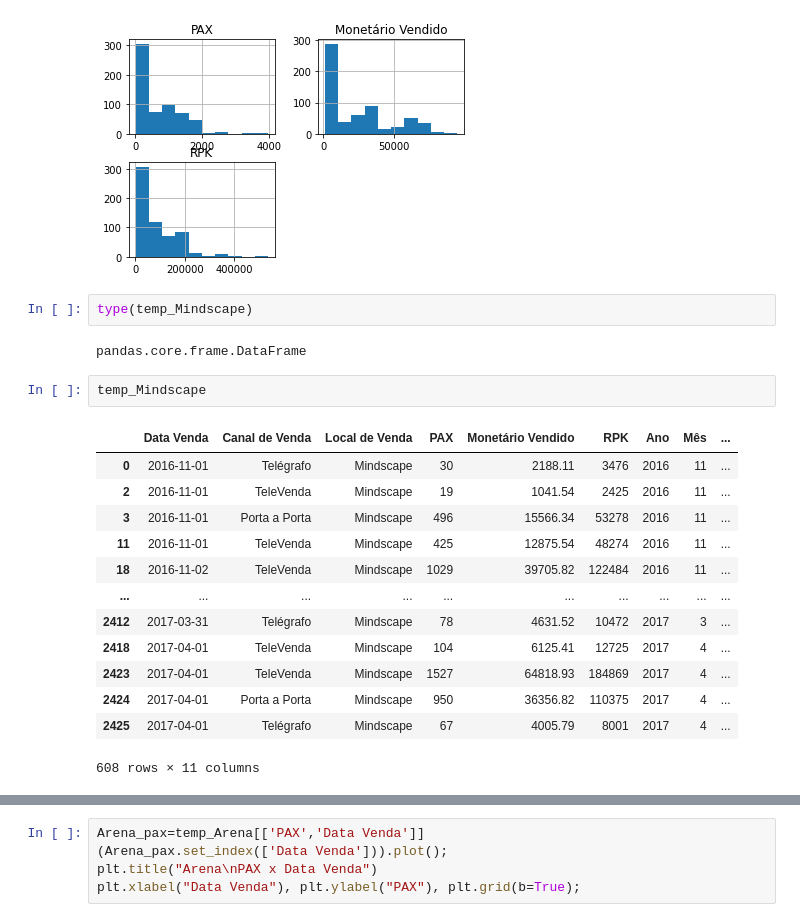
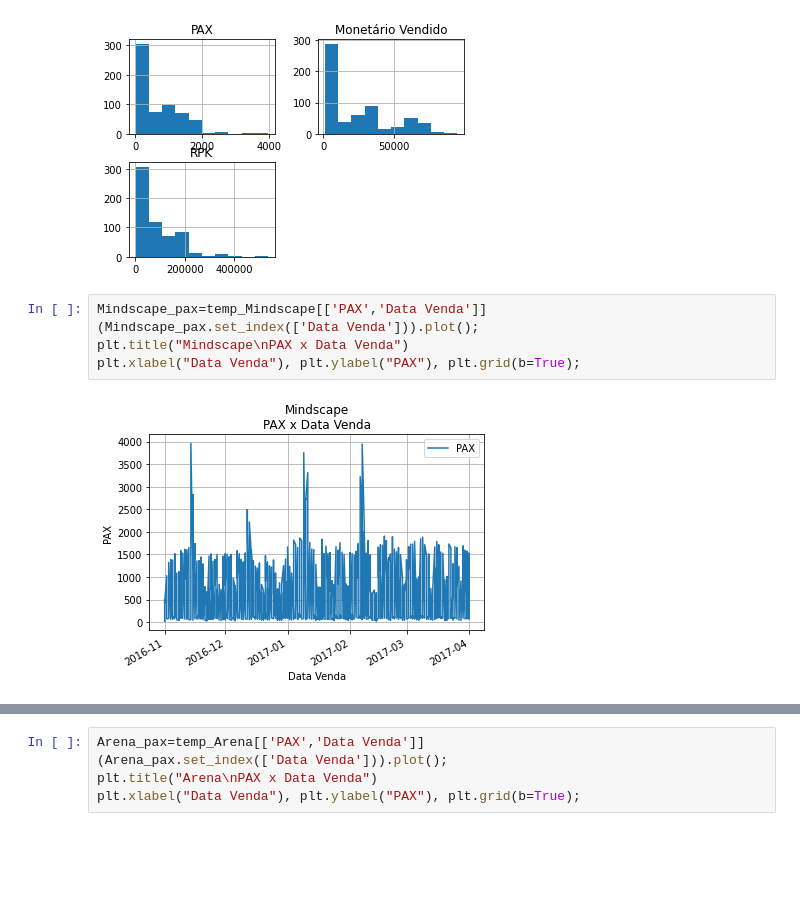
Before and after one commit to silviolima07/Gol, a Jupyter notebook: Gol.ipynb, the cells around one changed output, grey strips where cells are left out. Saved outputs shown, nothing was run; the diff lists cells and outputs as text; blank space fills up the shorter version.

```diff
--- a/Gol.ipynb
+++ b/Gol.ipynb
@@ -721,23 +719,10 @@ temp_Ellipsis.describe().T
 temp_Mindscape[['PAX', 'Monetário Vendido', 'RPK']].hist();
 # %% [output]
 [figure]
-# %%
-type(temp_Mindscape)
-# %% [output]
-pandas.core.frame.DataFrame
-# %%
-temp_Mindscape
-# %% [output]
-|  | Data Venda | Canal de Venda | Local de Venda | PAX | Monetário Vendido | RPK | Ano | Mês | ... |
-| 0 | 2016-11-01 | Telégrafo | Mindscape | 30 | 2188.11 | 3476 | 2016 | 11 | ... |
-| 2 | 2016-11-01 | TeleVenda | Mindscape | 19 | 1041.54 | 2425 | 2016 | 11 | ... |
-| 3 | 2016-11-01 | Porta a Porta | Mindscape | 496 | 15566.34 | 53278 | 2016 | 11 | ... |
-| 11 | 2016-11-01 | TeleVenda | Mindscape | 425 | 12875.54 | 48274 | 2016 | 11 | ... |
-| 18 | 2016-11-02 | TeleVenda | Mindscape | 1029 | 39705.82 | 122484 | 2016 | 11 | ... |
-| ... | ... | ... | ... | ... | ... | ... | ... | ... | ... |
-| 2412 | 2017-03-31 | Telégrafo | Mindscape | 78 | 4631.52 | 10472 | 2017 | 3 | ... |
-| 2418 | 2017-04-01 | TeleVenda | Mindscape | 104 | 6125.41 | 12725 | 2017 | 4 | ... |
-| 2423 | 2017-04-01 | TeleVenda | Mindscape | 1527 | 64818.93 | 184869 | 2017 | 4 | ... |
-| 2424 | 2017-04-01 | Porta a Porta | Mindscape | 950 | 36356.82 | 110375 | 2017 | 4 | ... |
-| 2425 | 2017-04-01 | Telégrafo | Mindscape | 67 | 4005.79 | 8001 | 2017 | 4 | ... |
-608 rows × 11 columns
+# %%
+Mindscape_pax=temp_Mindscape[['PAX','Data Venda']]
+(Mindscape_pax.set_index(['Data Venda'])).plot();
+plt.title("Mindscape\nPAX x Data Venda")
+plt.xlabel("Data Venda"), plt.ylabel("PAX"), plt.grid(b=True);
+# %% [output]
+[figure, added]
```
Also changed, not shown: parts of 192 cells of this notebook.
